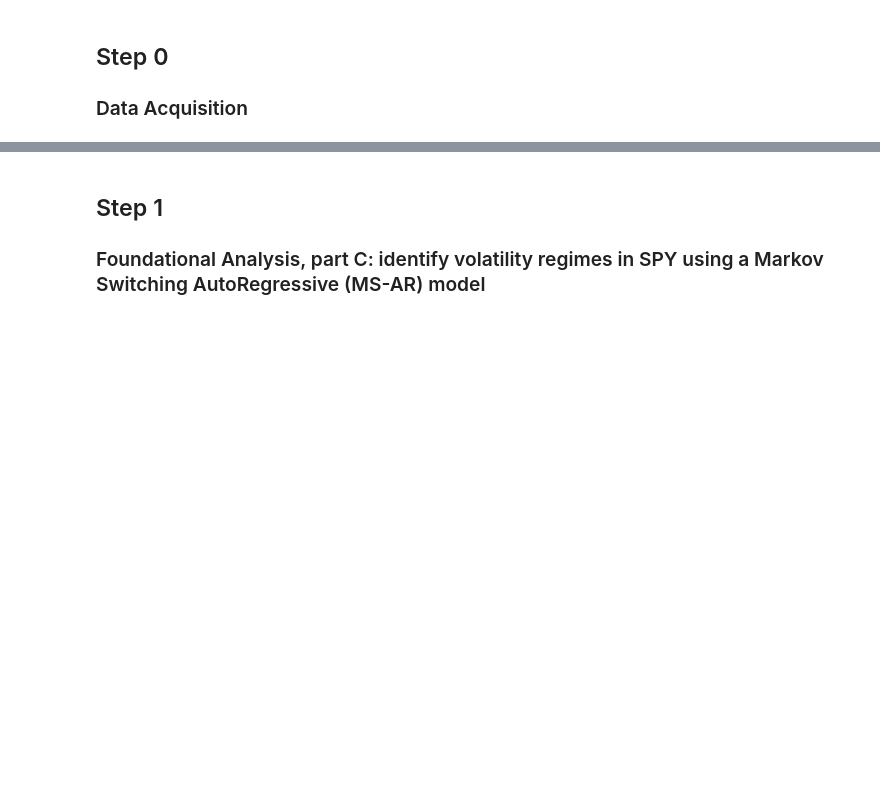
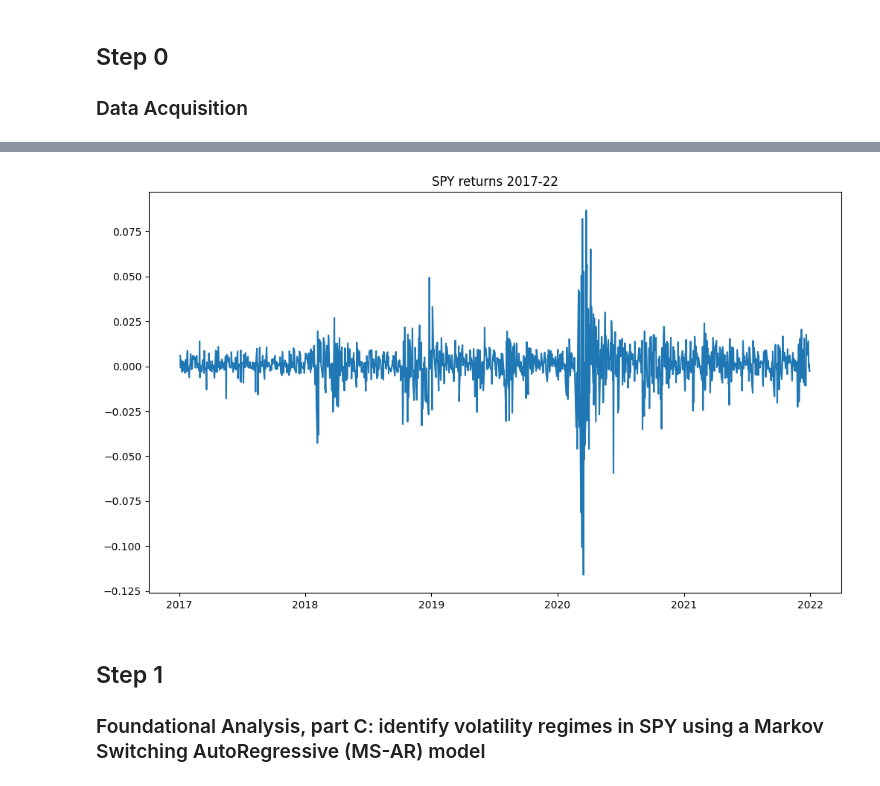
Before and after one commit to George-Creekbed/capstone_review, a Jupyter notebook: step1c.ipynb, the cells around one changed output, grey strips where cells are left out. Drawn from its saved outputs; the diff is of its cells as text; code cells hidden in the pictures; blank space fills up the shorter version.

```diff
--- a/step1c.ipynb
+++ b/step1c.ipynb
@@ -4,9 +4,12 @@ import pandas as pd
 from datetime import datetime, timedelta
 import matplotlib.pyplot as plt
 import yfinance as yf
+import statsmodels.api as sm
 
 import warnings
 warnings.filterwarnings('ignore')
+
+plt.rcParams["figure.figsize"] = (12,7)
 # %% [markdown]
 ## Step 0
 ### Data Acquisition
@@ -45,3 +60,10 @@ rets
+# %%
+plt.plot(rets["SPY"])
+plt.title("SPY returns 2017-22")
+
+plt.show()
+# %% [output]
+[figure, added]
 # %% [markdown]
 ## Step 1
 ### Foundational Analysis, part C: identify volatility regimes in SPY using a Markov Switching AutoRegressive (MS-AR) model
```
Also changed, not shown: parts of 9 cells of this notebook.
